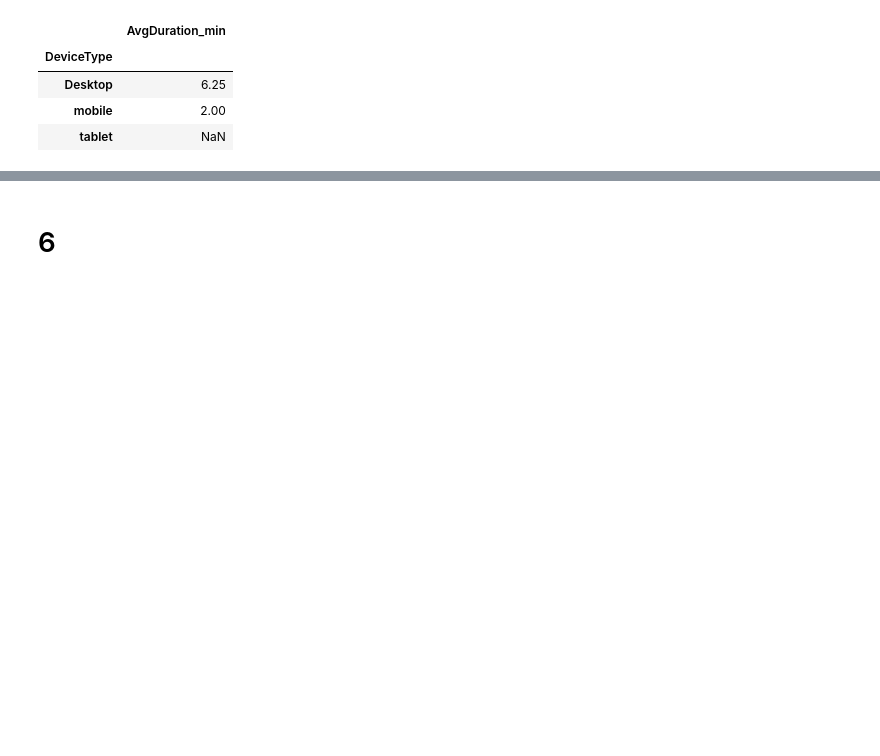
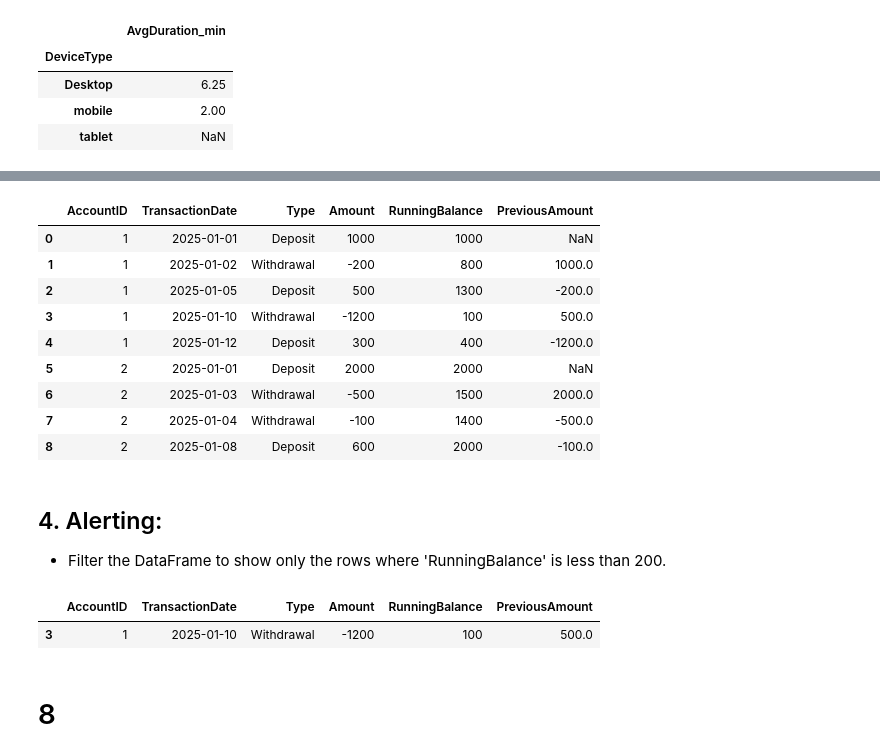
Before and after one commit to Nisha-Singla/daily-task, a Jupyter notebook: pandas_practice.ipynb, the cells around one changed output, grey strips where cells are left out. Cells and saved outputs as stored; diff of their text form; code cells hidden in the pictures; blank space fills up the shorter version.

```diff
--- a/pandas_practice.ipynb
+++ b/pandas_practice.ipynb
@@ -718,0 +833,15 @@ sat_df.groupby('DeviceType').agg(
+# %%
+import pandas as pd
+
+# --- 1. Setup Data ---
+data = {
+    'AccountID': [1, 1, 1, 1, 1, 2, 2, 2, 2],
+    'TransactionDate': pd.to_datetime([
+        '2025-01-01', '2025-01-02', '2025-01-05', '2025-01-10', '2025-01-12',
+        '2025-01-01', '2025-01-03', '2025-01-04', '2025-01-08'
+    ]),
+    'Type': ['Deposit', 'Withdrawal', 'Deposit', 'Withdrawal', 'Deposit', 'Deposit', 'Withdrawal', 'Withdrawal', 'Deposit'],
+    'Amount': [1000, -200, 500, -1200, 300, 2000, -500, -100, 600]
+}
+
+bank_df = pd.DataFrame(data)
@@ -718,0 +865,2 @@ sat_df.groupby('DeviceType').agg(
+# %%
+bank_df = bank_df.sort_values(['AccountID', 'TransactionDate'])
@@ -718,0 +885,2 @@ sat_df.groupby('DeviceType').agg(
+# %%
+bank_df['RunningBalance'] = bank_df.sort_values('TransactionDate').groupby('AccountID')['Amount'].cumsum()
@@ -719,2 +905,25 @@ sat_df.groupby('DeviceType').agg(
+# %%
+bank_df['PreviousAmount'] = bank_df.groupby('AccountID')['Amount'].shift(1)
+# %%
+bank_df
+# %% [output]
+|  | AccountID | TransactionDate | Type | Amount | RunningBalance | PreviousAmount |
+| 0 | 1 | 2025-01-01 | Deposit | 1000 | 1000 | NaN |
+| 1 | 1 | 2025-01-02 | Withdrawal | -200 | 800 | 1000.0 |
+| 2 | 1 | 2025-01-05 | Deposit | 500 | 1300 | -200.0 |
+| 3 | 1 | 2025-01-10 | Withdrawal | -1200 | 100 | 500.0 |
+| 4 | 1 | 2025-01-12 | Deposit | 300 | 400 | -1200.0 |
+| 5 | 2 | 2025-01-01 | Deposit | 2000 | 2000 | NaN |
+| 6 | 2 | 2025-01-03 | Withdrawal | -500 | 1500 | 2000.0 |
+| 7 | 2 | 2025-01-04 | Withdrawal | -100 | 1400 | -500.0 |
+| 8 | 2 | 2025-01-08 | Deposit | 600 | 2000 | -100.0 |
+# %% [markdown]
+## 4. Alerting:
+-    Filter the DataFrame to show only the rows where 'RunningBalance' is less than 200.
+# %%
+bank_df[bank_df['RunningBalance'] < 200]
+# %% [output]
+|  | AccountID | TransactionDate | Type | Amount | RunningBalance | PreviousAmount |
+| 3 | 1 | 2025-01-10 | Withdrawal | -1200 | 100 | 500.0 |
 # %% [markdown]
-# 6
+# 8
```
Also changed, not shown: parts of 22 cells of this notebook, 1 other file.
